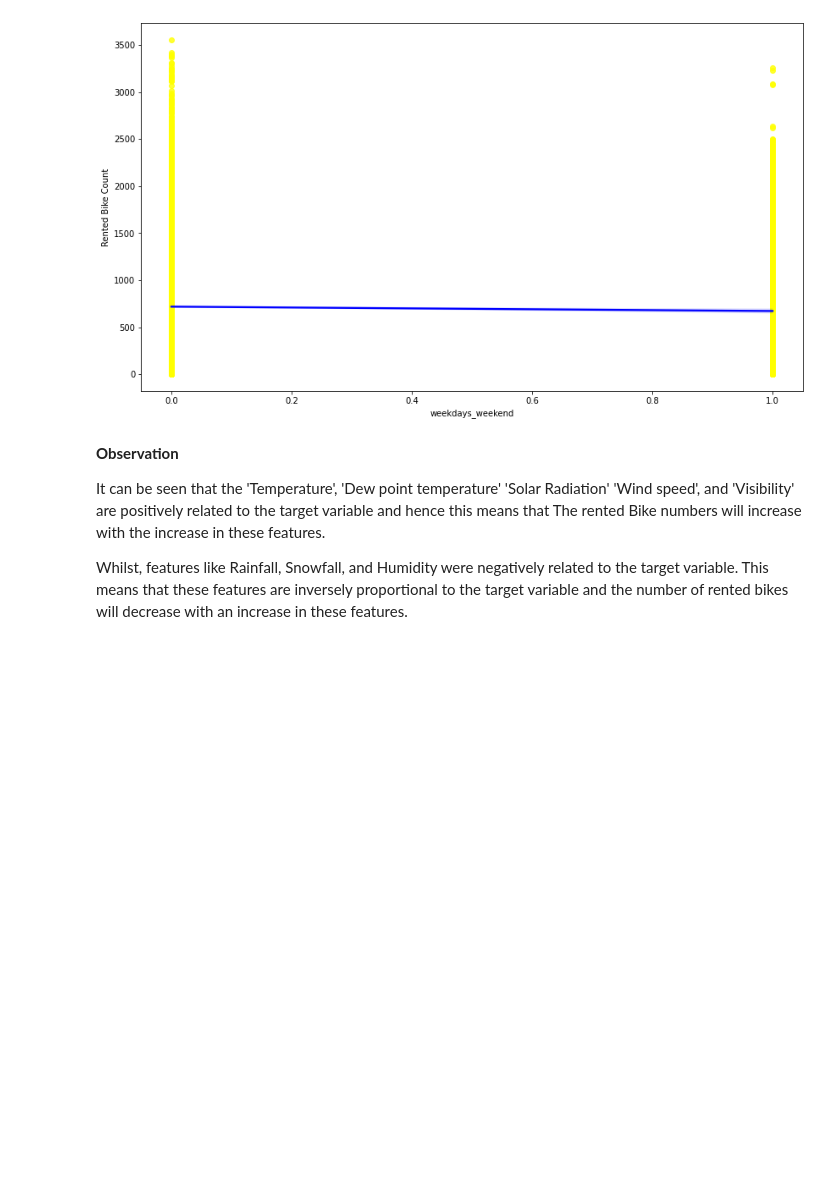
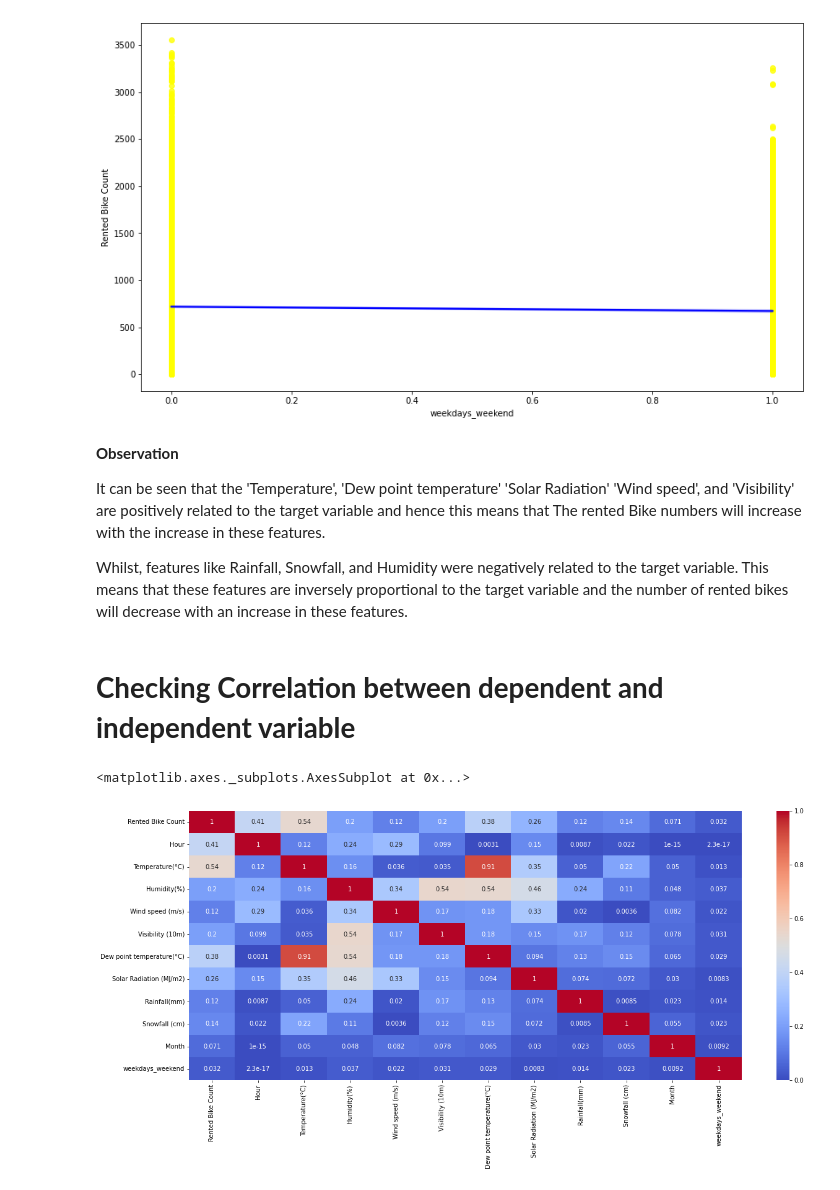
Before and after one commit to Amit-Singh-Rajput/Bike-Sharing-Demand-Prediction, a Jupyter notebook: Bike_Sharing_Demand_Prediction_Solution_Capstone_Project.ipynb, the cells around one changed output. Drawn from its saved outputs; the diff is of its cells as text; code cells hidden in the pictures; blank space fills up the shorter version.

```diff
--- a/Bike_Sharing_Demand_Prediction_Solution_Capstone_Project.ipynb
+++ b/Bike_Sharing_Demand_Prediction_Solution_Capstone_Project.ipynb
@@ -692,3 +694,13 @@ for col in numerical_columns:
 It can be seen that the 'Temperature', 'Dew point temperature' 'Solar Radiation' 'Wind speed', and 'Visibility' are positively related to the target variable and hence this means that The rented Bike numbers will increase with the increase in these features.
 
 Whilst, features like Rainfall, Snowfall, and Humidity were negatively related to the target variable. This means that these features are inversely proportional to the target variable and the number of rented bikes will decrease with an increase in these features.
+# %% [markdown]
+# **Checking Correlation between dependent and independent variable**
+# %%
+#Plotting the Correlation matrix
+plt.figure(figsize=(20,8))
+corr=df.corr()
+sns.heatmap(data=abs(corr),annot=True,cmap='coolwarm')
+# %% [output]
+<matplotlib.axes._subplots.AxesSubplot at 0x...>
+[figure, added]
```
Also changed, not shown: parts of 65 cells of this notebook.
